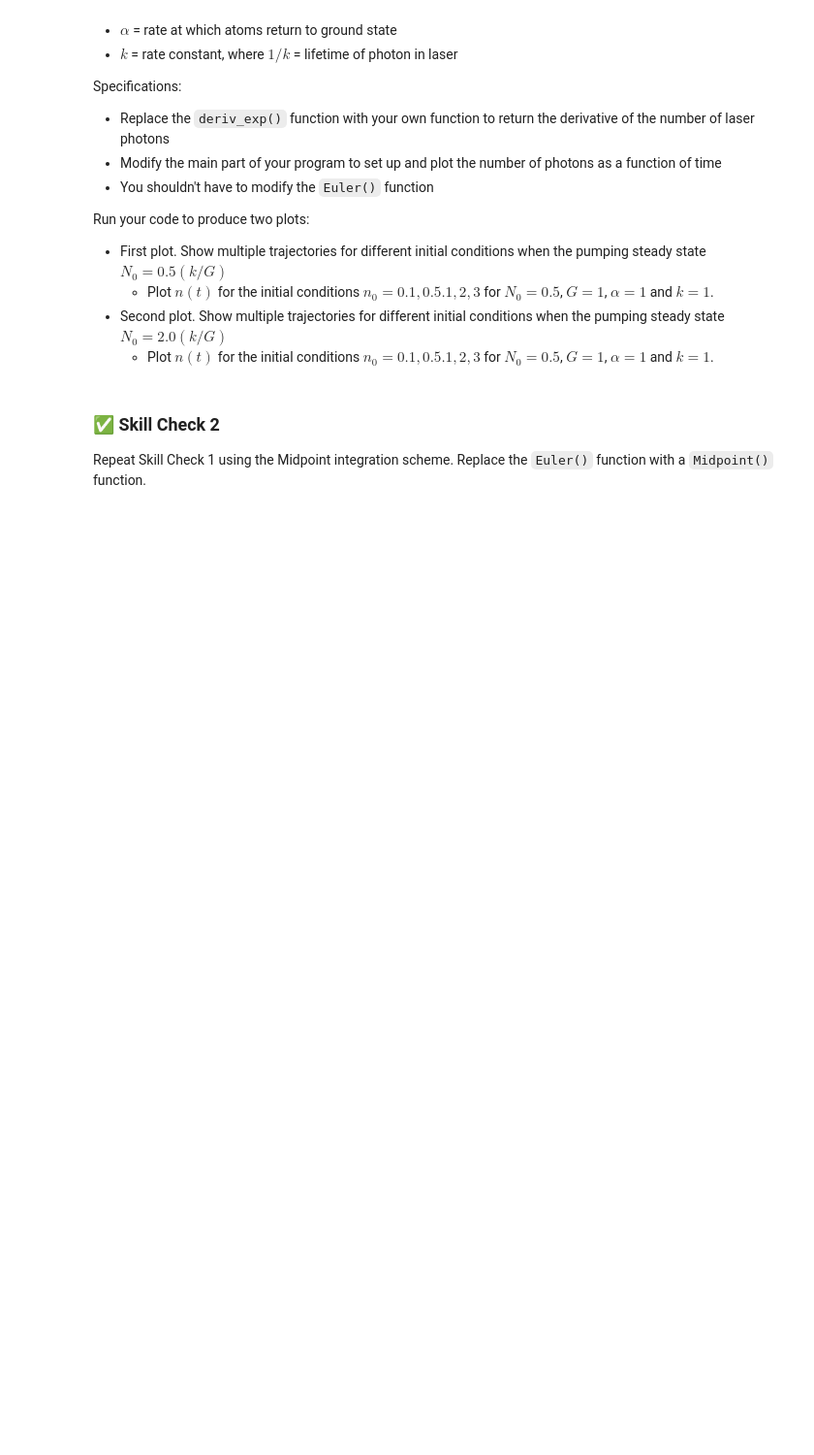
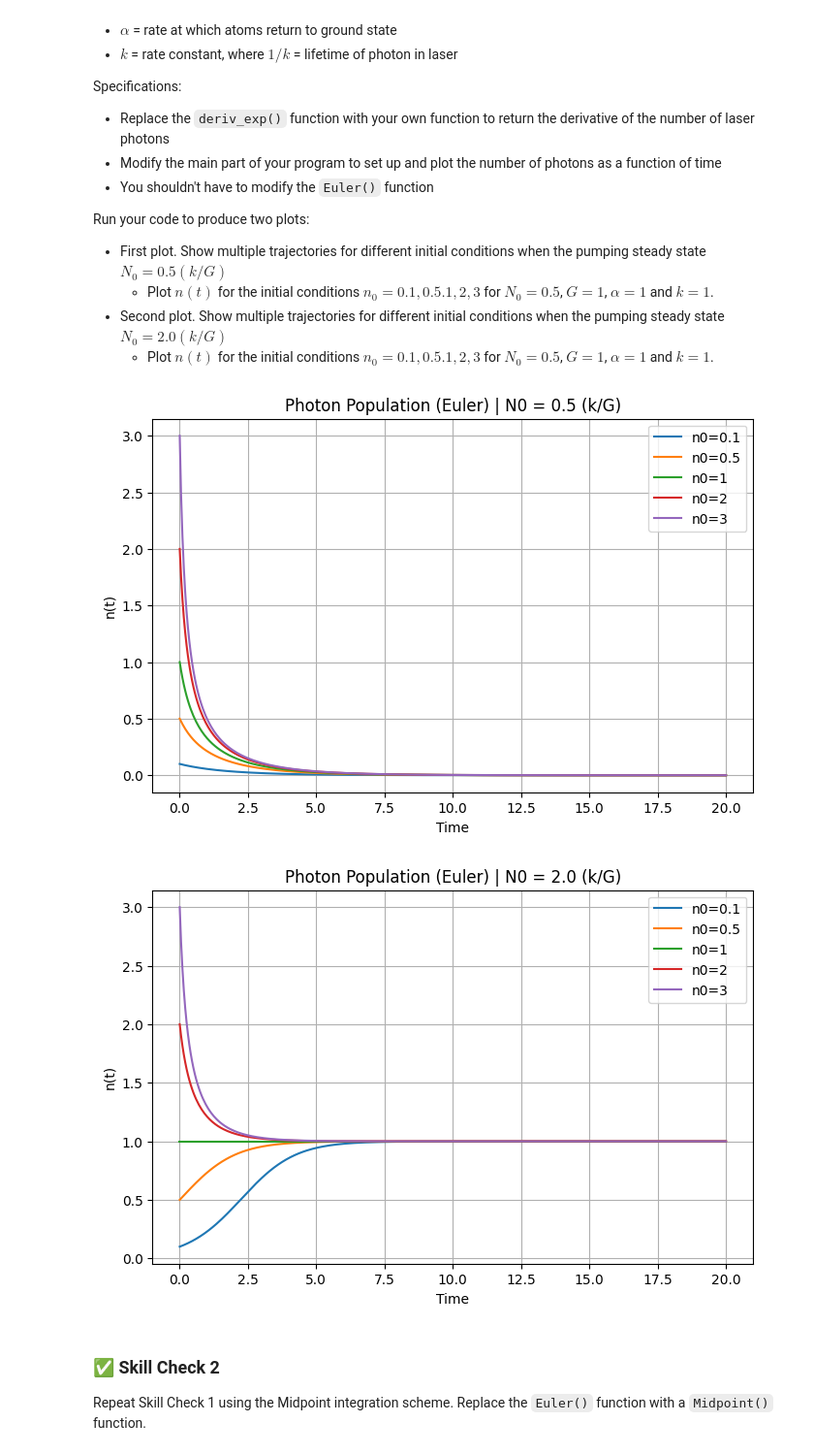
Before and after one commit to morganpatito/Computational-Physics, a Jupyter notebook: ode/ode_2.ipynb, the cells around one changed output. Shown: that part at 97% size. Drawn from its saved outputs; the diff is of its cells as text; code cells hidden in the pictures; blank space fills up the shorter version.

```diff
--- a/ode/ode_2.ipynb
+++ b/ode/ode_2.ipynb
@@ -121,3 +121,75 @@ Run your code to produce two plots:
+# %%
+# Your code here
+import numpy as np
+import matplotlib.pyplot as plt
+
+#########  Derivative Function  #########
+
+def deriv_laser(t, n, params):
+    G, N0, alpha, k = params
+    return (G*N0 - k)*n - (alpha*G)*(n**2)
+
+
+#########  Euler Integration  #########
+
+def Euler(deriv, y0, tmax, dt, params):
+    N = int(tmax/dt) + 1
+    y = np.zeros(N)
+    t = np.zeros(N)
+
+    y[0] = y0
+
+    for i in range(N-1):
+        f = deriv(t[i], y[i], params)
+        y[i+1] = y[i] + f*dt
+        t[i+1] = t[i] + dt
+
+    return t, y
+
+
+#########  Parameters  #########
+
+G = 1
+alpha = 1
+k = 1
+tmax = 20
+dt = 0.05
+
+#########  Case 1: N0 = 0.5 (k/G)  #########
+
+N0 = 0.5 * (k/G)
+params = (G, N0, alpha, k)
+initial_conditions = [0.1, 0.5, 1, 2, 3]
+
+plt.figure(figsize=(8,5))
+for n0 in initial_conditions:
+    t, n = Euler(deriv_laser, n0, tmax, dt, params)
+    plt.plot(t, n, label=f'n0={n0}')
+plt.title('Photon Population (Euler) | N0 = 0.5 (k/G)')
+plt.xlabel('Time')
+plt.ylabel('n(t)')
+plt.legend()
+plt.grid(True)
+plt.show()
+
+#########  Case 2: N0 = 2.0 (k/G)  #########
+
+N0 = 2.0 * (k/G)
+params = (G, N0, alpha, k)
+
+plt.figure(figsize=(8,5))
+for n0 in initial_conditions:
+    t, n = Euler(deriv_laser, n0, tmax, dt, params)
+    plt.plot(t, n, label=f'n0={n0}')
+plt.title('Photon Population (Euler) | N0 = 2.0 (k/G)')
+plt.xlabel('Time')
+plt.ylabel('n(t)')
+plt.legend()
+plt.grid(True)
+plt.show()
+# %% [output]
+[figure, added]
+[figure, added]
 # %% [markdown]
 ### ✅ Skill Check 2
 
```
Also changed, not shown: parts of 5 cells of this notebook.
